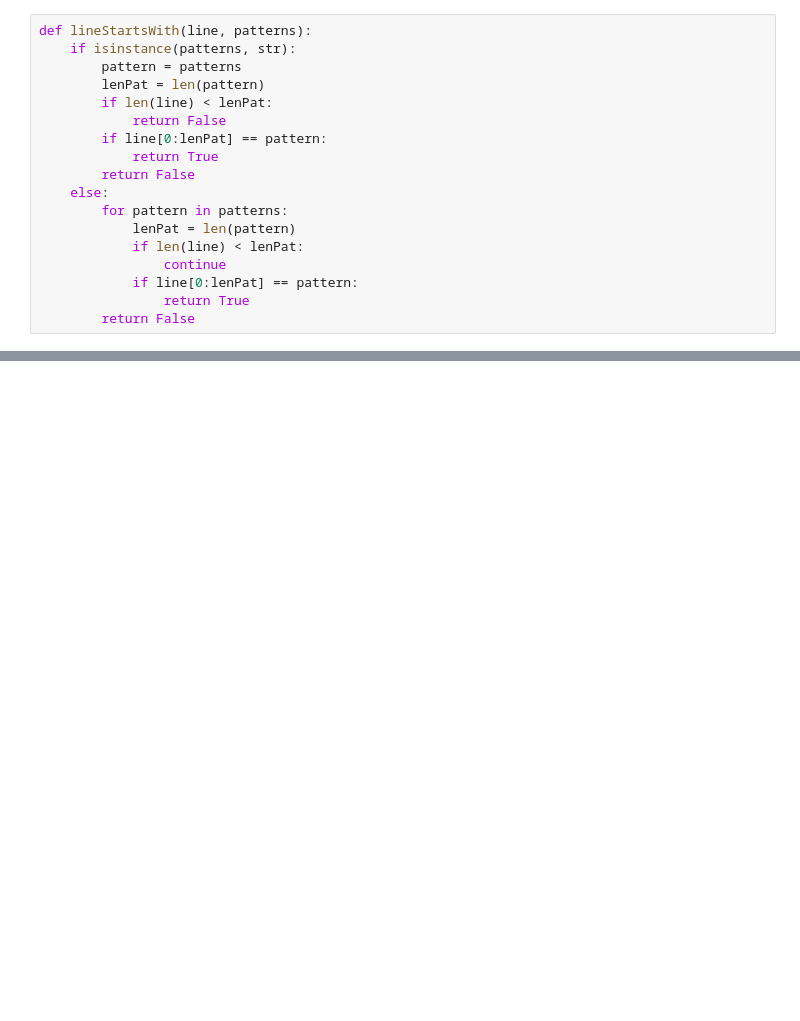
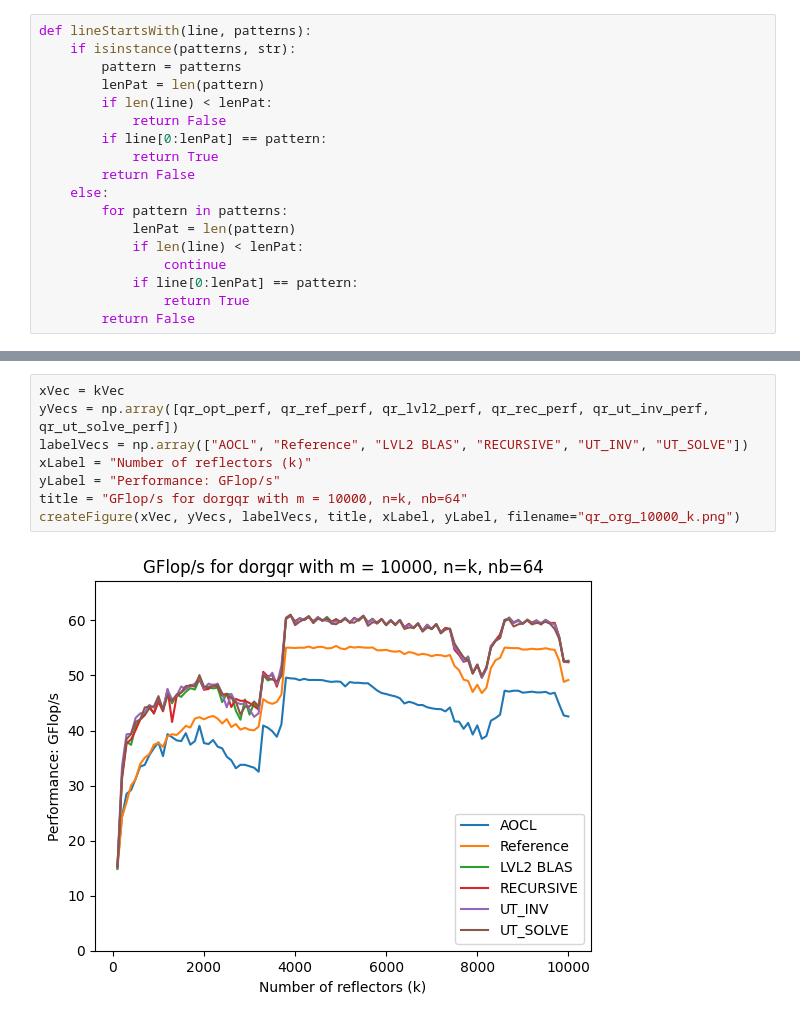
Before and after one commit to jprhyne/xor-xungqr, a Jupyter notebook: aux/realDouble/timing/parseTimeFile.ipynb, the cells around one changed output, grey strips where cells are left out. Cells and saved outputs as stored; diff of their text form; blank space fills up the shorter version.

```diff
--- a/aux/realDouble/timing/parseTimeFile.ipynb
+++ b/aux/realDouble/timing/parseTimeFile.ipynb
@@ -237,0 +521,10 @@ createFigure(xVec, yVecs, labelVecs, title, xLabel, yLabel, filename="lq_larft_1
+# %%
+xVec = kVec
+yVecs = np.array([qr_opt_perf, qr_ref_perf, qr_lvl2_perf, qr_rec_perf, qr_ut_inv_perf, qr_ut_solve_perf])
+labelVecs = np.array(["AOCL", "Reference", "LVL2 BLAS", "RECURSIVE", "UT_INV", "UT_SOLVE"])
+xLabel = "Number of reflectors (k)"
+yLabel = "Performance: GFlop/s"
+title = "GFlop/s for dorgqr with m = 10000, n=k, nb=64"
+createFigure(xVec, yVecs, labelVecs, title, xLabel, yLabel, filename="qr_org_10000_k.png")
+# %% [output]
+[figure, added]
```
Also changed, not shown: parts of 20 cells of this notebook, 35 other files.
